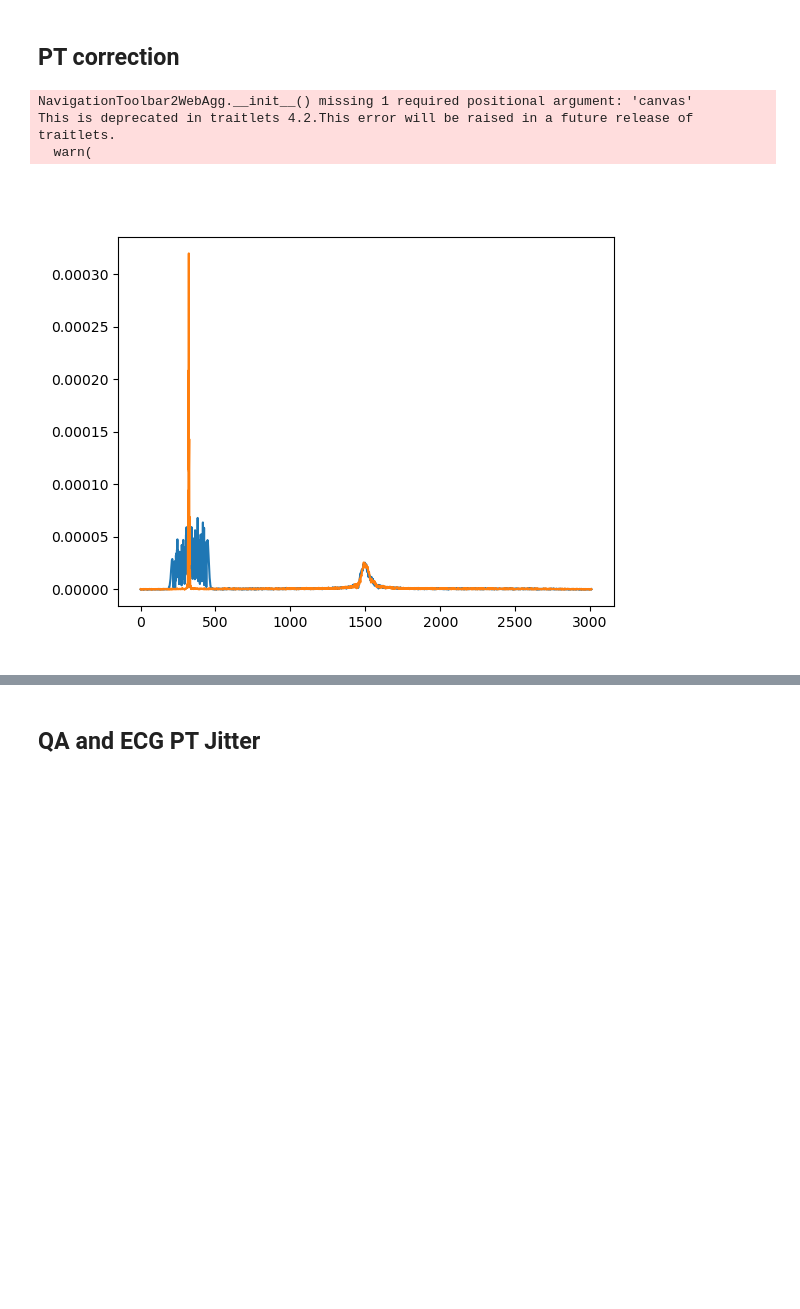
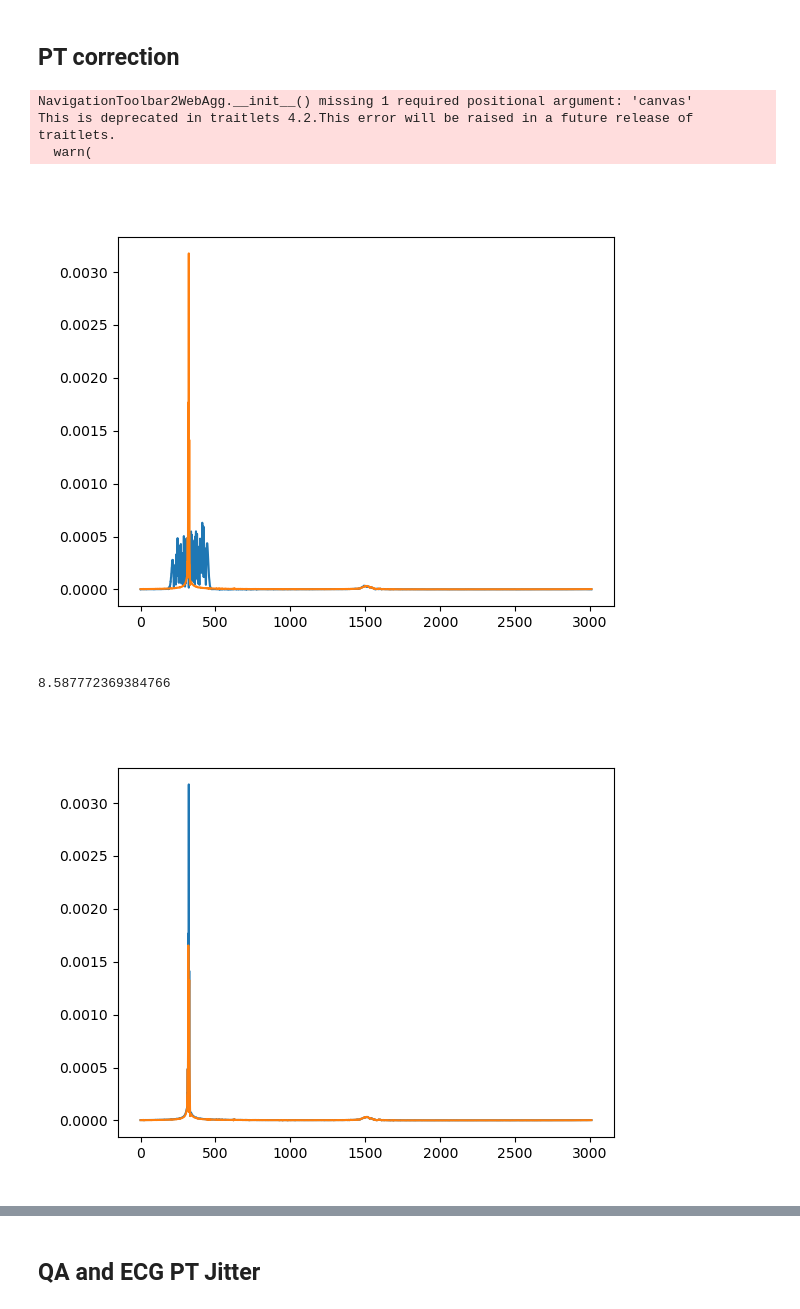
Before and after one commit to usc-mrel/PylotToneMRI, a Jupyter notebook: main_pilottone_extract.ipynb, the cells around one changed output, grey strips where cells are left out. Cells and saved outputs as stored; diff of their text form; code cells hidden in the pictures; blank space fills up the shorter version.

```diff
--- a/main_pilottone_extract.ipynb
+++ b/main_pilottone_extract.ipynb
@@ -1,13 +1,16 @@
 # %%
+import importlib
 import ismrmrd
 import rtoml
 import os
 from scipy.io import loadmat
+from scipy.signal.windows import tukey
+from scipy.signal import savgol_filter
 import numpy as np
 import matplotlib.pyplot as plt
 from numpy.fft import ifftshift
 import mrdhelper
-
+from constants import PILOTTONE_WAVEFORM_ID
 # Read config
 with open('config.toml', 'r') as cf:
     cfg = rtoml.load(cf)
@@ -16,8 +19,8 @@ DATA_ROOT = cfg['DATA_ROOT']
 DATA_DIR = cfg['data_folder']
 raw_file = cfg['raw_file']
 remove_os = cfg['saving']['remove_os']
-
-ismrmrd_data_fullpath, _ = mrdhelper.siemens_mrd_finder(DATA_ROOT, DATA_DIR, raw_file)
+f_pt = cfg['pilottone']['pt_freq']
+ismrmrd_data_fullpath, ismrmrd_noise_fullpath = mrdhelper.siemens_mrd_finder(DATA_ROOT, DATA_DIR, raw_file)
 # %%
 # Read the data in
 print(f'Reading {ismrmrd_data_fullpath}...')
@@ -126,31 +129,81 @@ Coils to be used as sniffers: ['Spine_18:1:S4T' 'Spine_18:1:S4S' 'Spine_18:1:S4P
 # %%
 %matplotlib widget
 import pilottone as pt
-import importlib
 
-f_pt = 24e6 # [Hz]
 f_diff = f0 - f_pt
 
 # ================================
 # Demodulate any shifts
 # ================================
 phase_mod_rads = pt.calc_fovshift_phase(
     np.vstack((np.zeros((pre_discard, n_unique_angles)), kx)),
     np.vstack((np.zeros((pre_discard, n_unique_angles)), ky)),
     acq_list[0])
 phase_mod_rads = [phase_mod_rads[:,ii%n_unique_angles] for ii in range(n_acq)]
 phase_mod_rads = np.array(phase_mod_rads)[:, :].transpose()[:,:,None]
 
 # Apply the negative of the phase
 ksp_sniffer_  = ksp_sniffer*phase_mod_rads
 ksp_measured_ = ksp_measured*phase_mod_rads
 
 plt.figure()
 plt.plot(np.abs(pt.signal.to_hybrid_kspace(ksp_measured[:,10,0])))
 plt.plot(np.abs(pt.signal.to_hybrid_kspace(ksp_measured_[:,10,0])))
 plt.show()
+
+fcorrmin = pt.find_freq_qifft(ksp_measured_[:,:,:], df, f_diff, 3e3, 4, (2))
+
+ksp_window = np.ones(ksp_measured_.shape[0])
+# ksp_window = ksp_window[nc:]
+ksp_measured_ = ksp_measured_*ksp_window[:,None,None]
+ksp_sniffer_ = ksp_sniffer_*ksp_window[:,None,None]
+
+time_acq = np.arange(0, ksp_measured_.shape[0])*dt
+
+ksp_ptsubbed_, pt_sig_fit = pt.est_dtft(time_acq, ksp_measured_, np.array([f_diff])-fcorrmin, ksp_window)
+_, pt_sig_fit_sniffer = pt.est_dtft(time_acq, ksp_sniffer_, np.array([f_diff])-fcorrmin, ksp_window)
+
+pt_sig_fit = np.abs(pt_sig_fit)
+pt_sig_fit_sniffer = np.abs(pt_sig_fit_sniffer)
+pt_sig = np.squeeze(pt_sig_fit - np.mean(pt_sig_fit, axis=1, keepdims=True))
+pt_sig_sniffer = np.squeeze(pt_sig_fit_sniffer - np.mean(pt_sig_fit_sniffer, axis=1, keepdims=True))
+
+plt.figure()
+plt.plot(np.abs(pt.signal.to_hybrid_kspace(ksp_measured_[:,10,0])))
+plt.plot(np.abs(pt.signal.to_hybrid_kspace(ksp_ptsubbed_[:,10,0])))
+plt.show()
+
+# Pilot tone cleanup?
+pt_sig_clean = pt.sniffer_sub(pt_sig, pt_sig_sniffer)
+
+pt.plot_multich_comparison(time_pt, (pt_sig, pt_sig_clean), coil_name[mri_coils], ('original', 'corrected'))
+
+# Filter a bandwidth around the pilot tone frequency.
+fbw = 100e3
+freq_axis = ifftshift(np.fft.fftfreq(ksp_ptsubbed_.shape[0], dt))
+
+ksp_win = tukey(2*ksp_ptsubbed_.shape[0], alpha=0.1)
+ksp_win = ksp_win[(ksp_ptsubbed_.shape[0]):,None,None]
+ksp_ptsubbed_ = ksp_ptsubbed_*ksp_win # kspace filtering to remove spike at the end of the acquisition
+
+ptmdlflt = np.ones((ksp_ptsubbed_.shape[0]))
+ptmdlflt[(freq_axis < (f_diff+fbw/2)) & (freq_axis > (f_diff-fbw/2))] = 0
+ksp_ptsubbed_ = pt.signal.from_hybrid_kspace(ptmdlflt[:,None,None]*pt.signal.to_hybrid_kspace(ksp_ptsubbed_))
+
+plt.figure()
+plt.plot(freq_axis, np.abs(pt.signal.to_hybrid_kspace(ksp_ptsubbed_[:,10,0])))
+plt.xlabel('Frequency [Hz]')
+plt.show()
+
+pt_sig_clean2 = pt.signal.angle_dependant_filtering(pt_sig, n_unique_angles)
+pt_sig_sniffer_clean2 = pt.signal.angle_dependant_filtering(pt_sig_sniffer, n_unique_angles)
+
+pt.plot_multich_comparison(time_pt, (pt_sig_sniffer, pt_sig_sniffer_clean2), coil_name[sensing_coils], ('Sniffer PT','Sniffer PT angle dep filt'))
+pt.plot_multich_comparison(time_pt, (pt_sig_clean, pt_sig_clean2), coil_name[mri_coils], ('Sniffer cleaned', 'Angle Dep filtered'))
 # %% [output]
 NavigationToolbar2WebAgg.__init__() missing 1 required positional argument: 'canvas'
 This is deprecated in traitlets 4.2.This error will be raised in a future release of traitlets.
   warn(
-[figure, old version]
+[figure, new version]
+8.587772369384766
+[figure, added]
```
Also changed, not shown: parts of 12 cells of this notebook, 10 other files.
